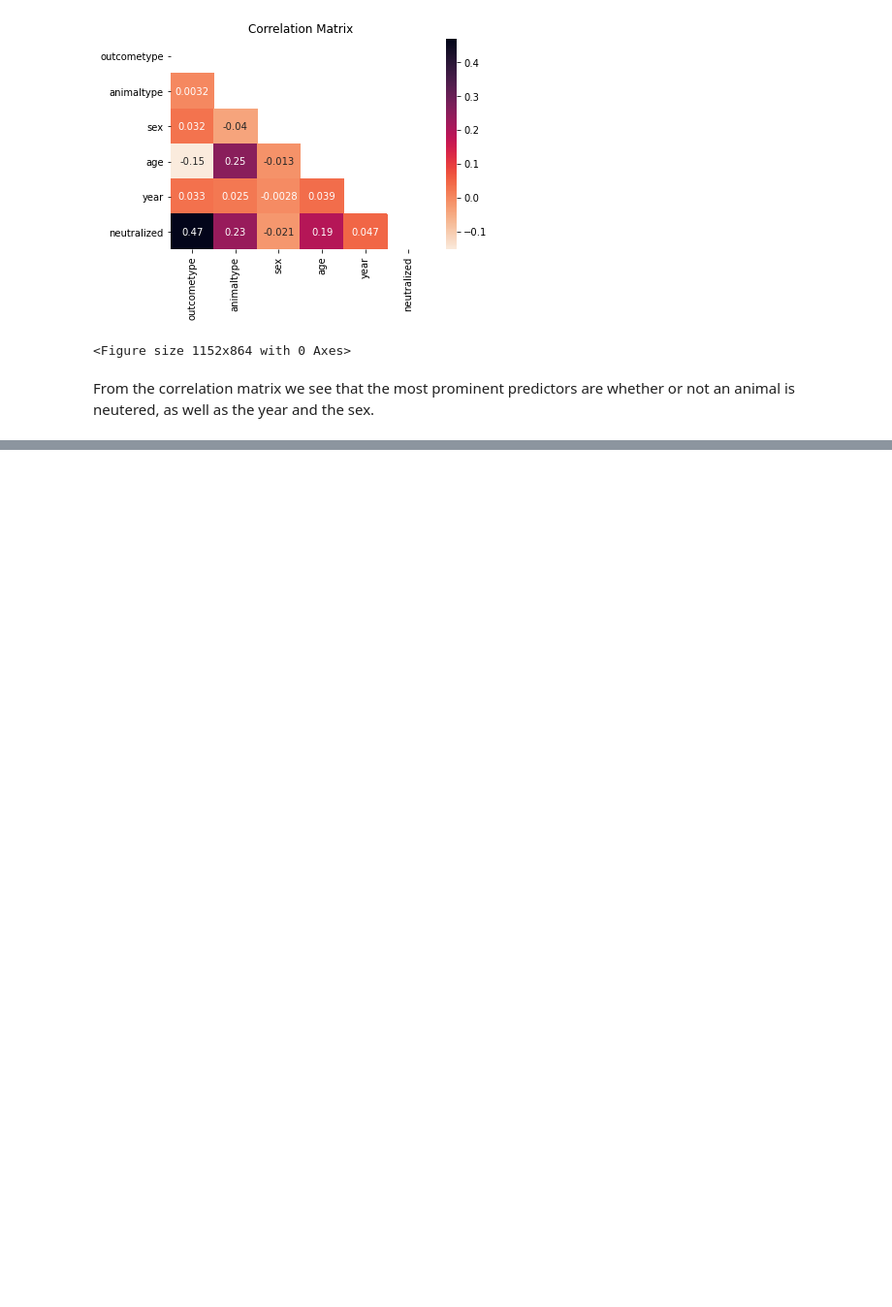
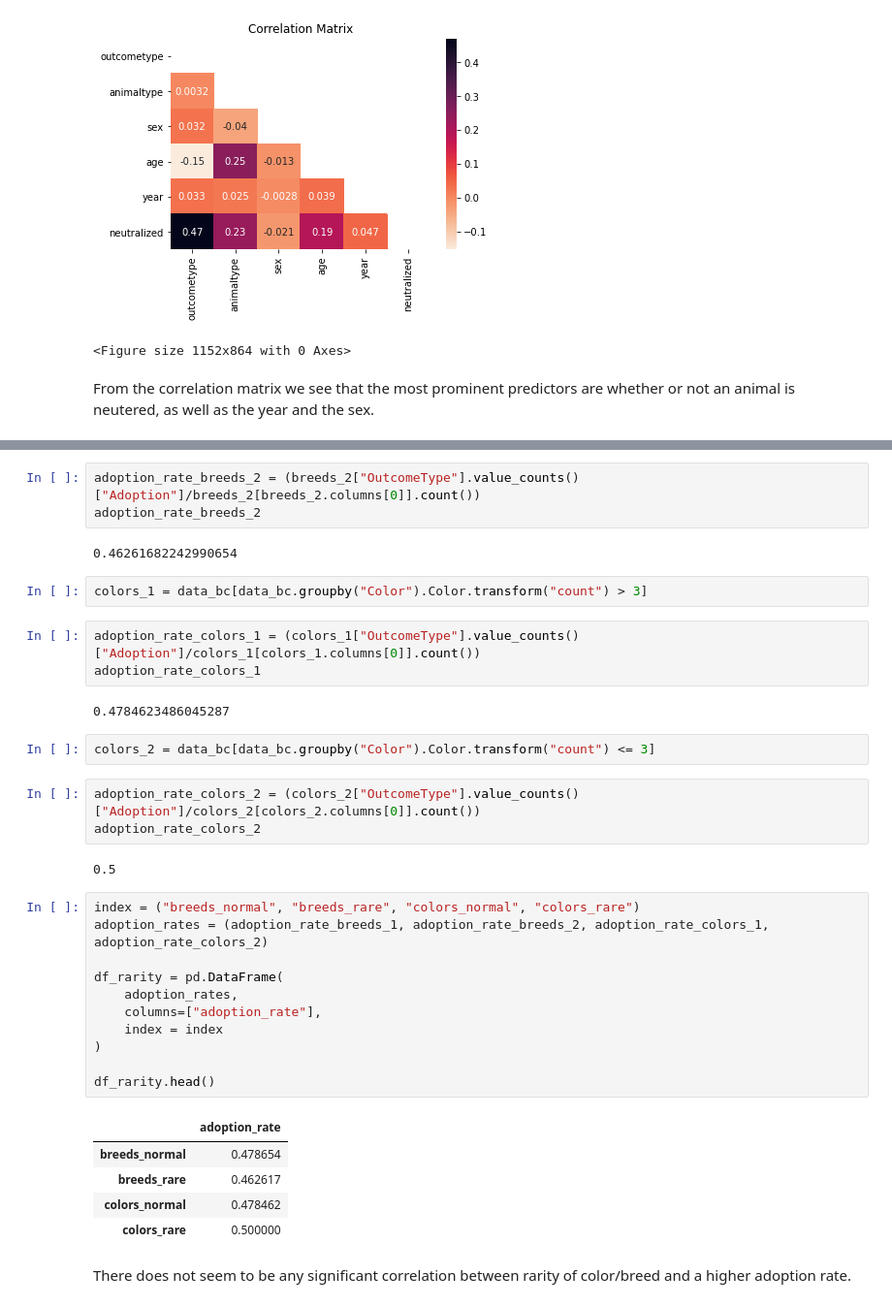
Before and after one commit to DavidSiegl/Animal-Shelter-Analysis, a Jupyter notebook: exploratory data analysis.ipynb, the cells around one changed output, grey strips where cells are left out. Shown at 97% size. Cells and saved outputs as stored; diff of their text form; blank space fills up the shorter version.

Commit message:
rare colors/breeds & adoption rate

```diff
--- a/exploratory data analysis.ipynb
+++ b/exploratory data analysis.ipynb
@@ -274,0 +289,38 @@ From the correlation matrix we see that the most prominent predictors are whethe
+# %%
+adoption_rate_breeds_2 = (breeds_2["OutcomeType"].value_counts()["Adoption"]/breeds_2[breeds_2.columns[0]].count())
+adoption_rate_breeds_2
+# %% [output]
+0.46261682242990654
+# %%
+colors_1 = data_bc[data_bc.groupby("Color").Color.transform("count") > 3]
+# %%
+adoption_rate_colors_1 = (colors_1["OutcomeType"].value_counts()["Adoption"]/colors_1[colors_1.columns[0]].count())
+adoption_rate_colors_1
+# %% [output]
+0.4784623486045287
+# %%
+colors_2 = data_bc[data_bc.groupby("Color").Color.transform("count") <= 3]
+# %%
+adoption_rate_colors_2 = (colors_2["OutcomeType"].value_counts()["Adoption"]/colors_2[colors_2.columns[0]].count())
+adoption_rate_colors_2
+# %% [output]
+0.5
+# %%
+index = ("breeds_normal", "breeds_rare", "colors_normal", "colors_rare")
+adoption_rates = (adoption_rate_breeds_1, adoption_rate_breeds_2, adoption_rate_colors_1, adoption_rate_colors_2)
+
+df_rarity = pd.DataFrame(
+    adoption_rates,
+    columns=["adoption_rate"],
+    index = index
+)
+
+df_rarity.head()
+# %% [output]
+|  | adoption_rate |
+| breeds_normal | 0.478654 |
+| breeds_rare | 0.462617 |
+| colors_normal | 0.478462 |
+| colors_rare | 0.500000 |
+# %% [markdown]
+There does not seem to be any significant correlation between rarity of color/breed and a higher adoption rate.
```
Also changed, not shown: parts of 5 cells of this notebook.
